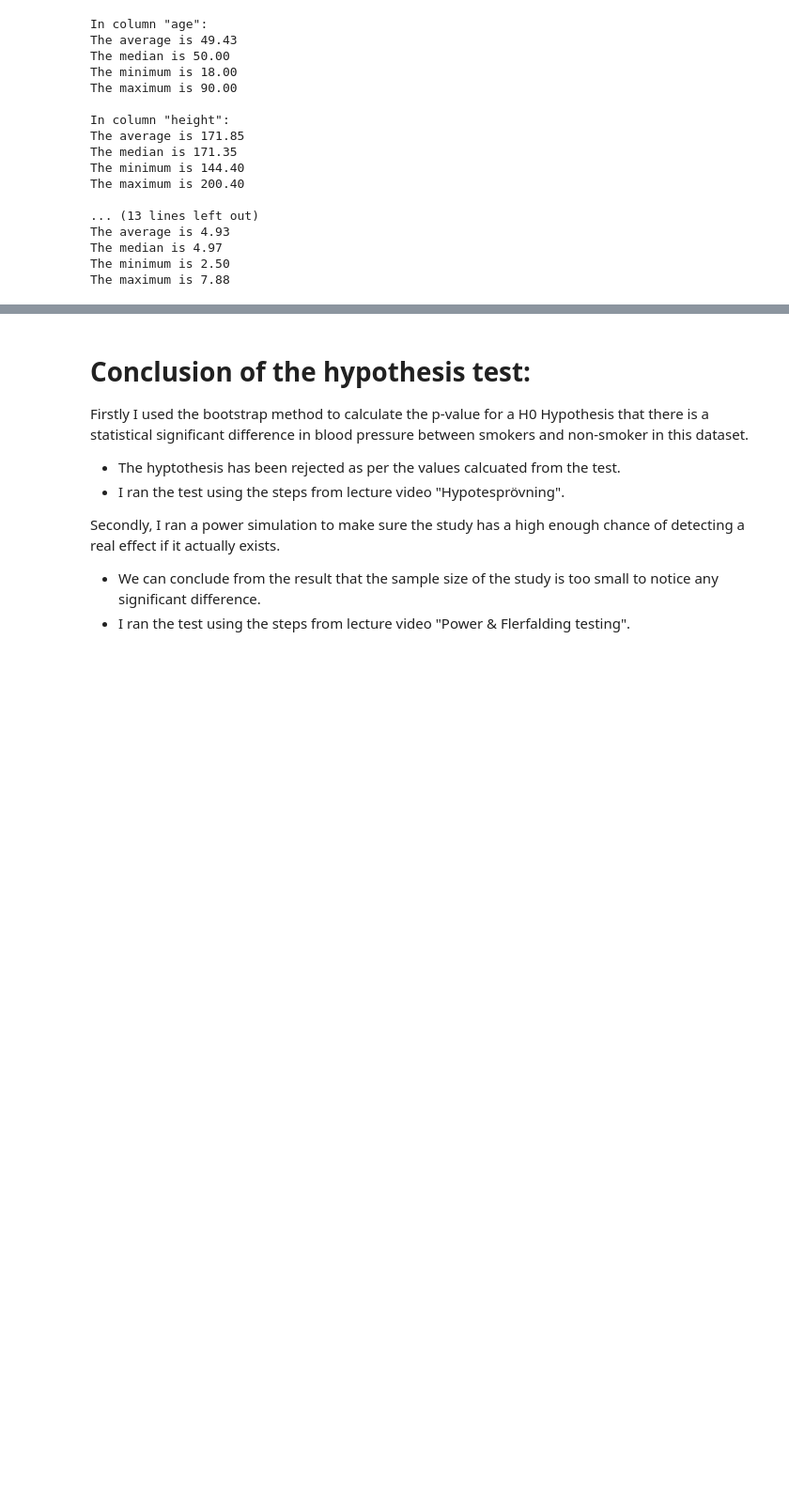
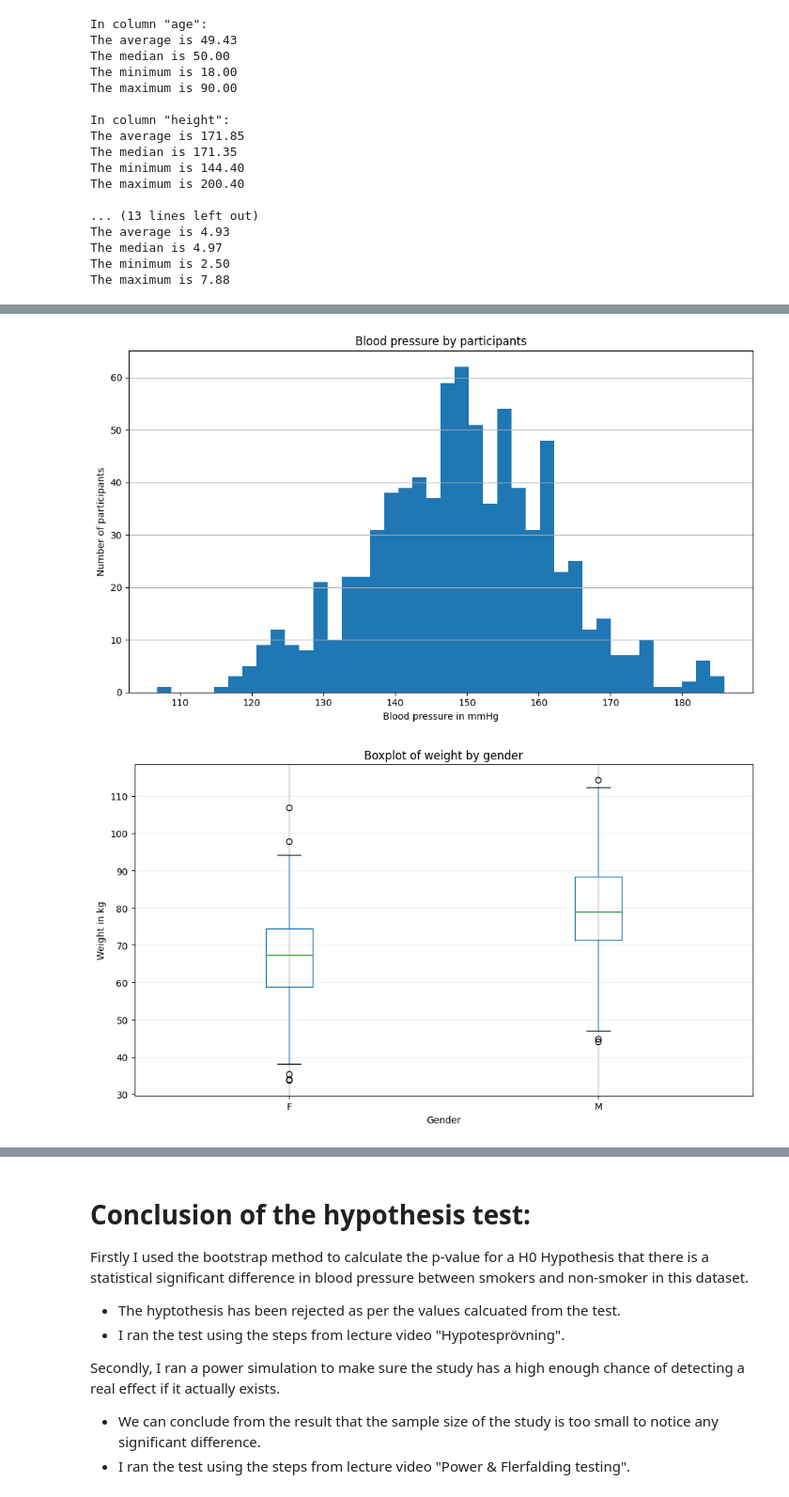
Before and after one commit to wendymermet-lgtm/H-lsostudie, a Jupyter notebook: report.ipynb, the cells around one changed output, grey strips where cells are left out. Shown: that part at 94% size. Drawn from its saved outputs; the diff is of its cells as text; code cells hidden in the pictures; blank space fills up the shorter version.

Commit message:
Folder'visuals' has been created and used in Class Health Analyzer. The main report shows the three graphs from the class.

```diff
--- a/report.ipynb
+++ b/report.ipynb
@@ -36,15 +41,9 @@ The maximum is 7.88
 # %%
-#Skapa minst 3 olika grafer (t.ex. histogram över blodtryck, boxplot över vikt per kön, stapeldiagram över andelen rökare).
+g1 = analysis.plot_blood_pressure_histogram() # histogram över blodtryck
 
-# histogram över blodtryck
+g2 = analysis.plot_weight_boxplot() # boxplot över vikt per kön
 
-import matplotlib.pyplot as plt
-
-fig, ax = plt.subplots(figsize = (10,6))
-ax.hist(df["systolic_bp"],bins =40)
-ax.set_xlabel("Blood pressure in mmHg")
-ax.set_ylabel("Number of participants")
-ax.grid(True, axis = "y")
-ax.set_title("Blood pressure by participants")
-plt.tight_layout
-plt.show()
+g3 = analysis.plot_smoker_bar_chart() #stapeldiagram över andelen rökare
+# %% [output]
+[figure, added]
+[figure, added]
```
Also changed, not shown: parts of 5 cells of this notebook, 2 other files.
